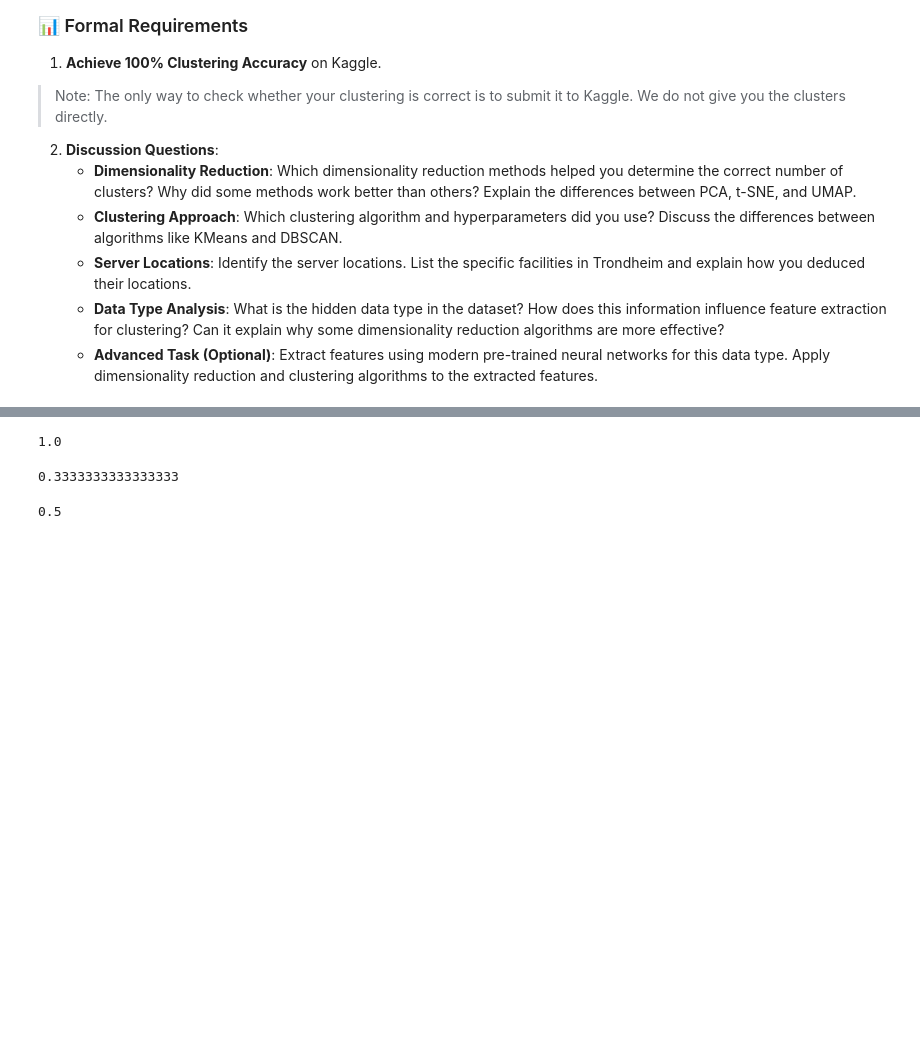
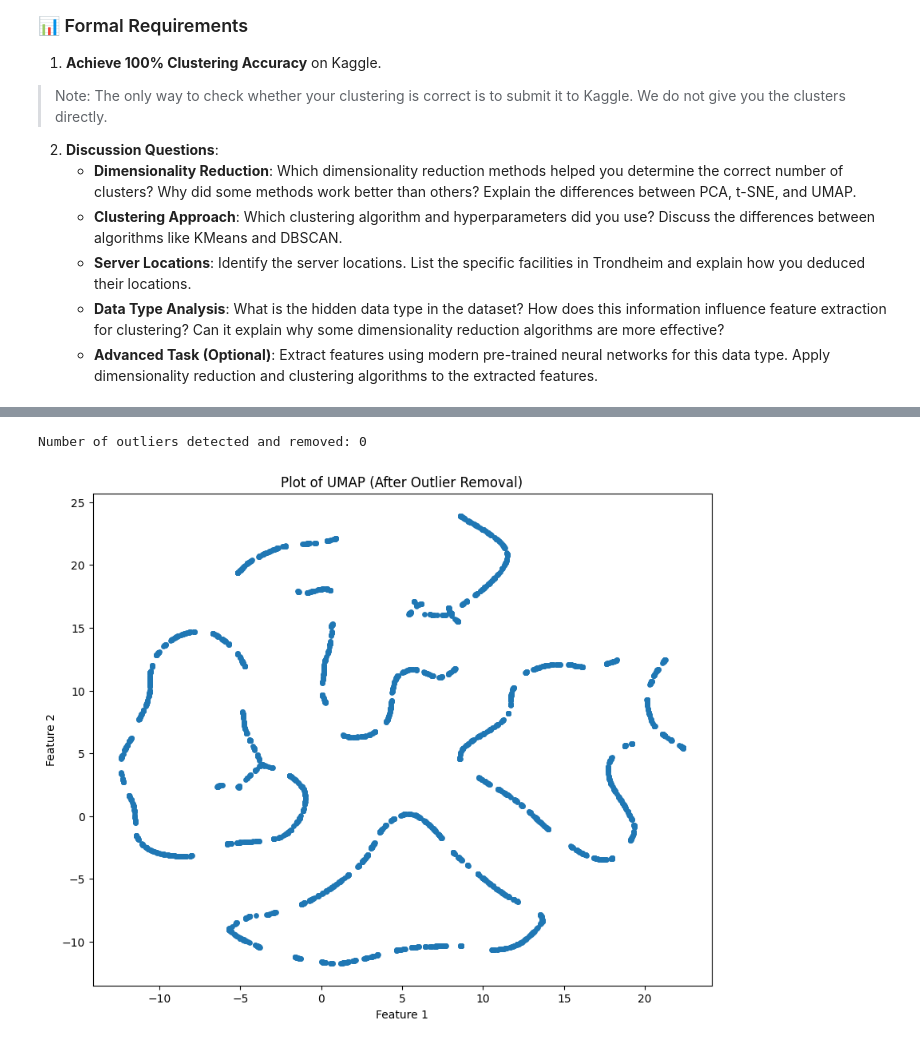
Before and after one commit to jadamixd/Machine-Learning, a Jupyter notebook: Assignment2/Chapter_2.ipynb, the cells around one changed output, grey strips where cells are left out. Drawn from its saved outputs; the diff is of its cells as text; code cells hidden in the pictures; blank space fills up the shorter version.

```diff
--- a/Assignment2/Chapter_2.ipynb
+++ b/Assignment2/Chapter_2.ipynb
@@ -451,18 +314,42 @@ def calculate_clustering_accuracy(true_labels: np.ndarray, cluster_labels: np.nd
-# %%
-true_labels = np.array([0, 1, 2, 0, 1, 2])
-cluster_labels = np.array([1, 2, 0, 1, 2, 0])
-calculate_clustering_accuracy(true_labels, cluster_labels)
-# %% [output]
-1.0
-# %%
-true_labels = np.array([0, 0, 0, 0, 0, 0])
-cluster_labels = np.array([1, 2, 0, 1, 2, 0])
-calculate_clustering_accuracy(true_labels, cluster_labels)
-# %% [output]
-0.3333333333333333
-# %%
-true_labels = np.array([1, 1, 1, 2, 2, 2])
-cluster_labels = np.array([0, 0, 0, 0, 0, 0])
-calculate_clustering_accuracy(true_labels, cluster_labels)
-# %% [output]
-0.5
+# %%
+import pandas as pd
+import umap.umap_ as umap
+from sklearn.cluster import DBSCAN
+from sklearn.ensemble import IsolationForest
+import matplotlib.pyplot as plt
+
+data = pd.read_csv('unsupervised_data.csv', skiprows=1, header=None)
+# Create the 'ID' column by resetting the index
+data.reset_index(drop=False, inplace=True)
+data.rename(columns={'index': 'ID'}, inplace=True)
+
+#Separate features and IDs
+features = data.drop(columns=['ID'])
+ids = data['ID']
+
+#Outlier Detection with Isolation Forest
+iso_forest = IsolationForest(contamination='auto', random_state=42)
+outlier_labels = iso_forest.fit_predict(features)
+
+#Identify inliers and outliers
+inlier_mask = outlier_labels != -1
+outlier_mask = outlier_labels == -1
+
+#Remove outliers from the dataset
+cleaned_features = features[inlier_mask]
+cleaned_ids = ids[inlier_mask].reset_index(drop=True)
+
+#UMAP for Further Dimensionality Reduction on Cleaned Data
+reducer = umap.UMAP(n_components=2, n_neighbors=10, min_dist=0.01, random_state=42)
+umap_X = reducer.fit_transform(cleaned_features)
+
+#UMAP plotting
+plt.figure(figsize=(10, 8))
+plt.scatter(umap_X[:, 0], umap_X[:, 1], s=15, cmap='Spectral')
+plt.title('Plot of UMAP (After Outlier Removal)')
+plt.xlabel('Feature 1')
+plt.ylabel('Feature 2')
+plt.show()
+# %% [output]
+Number of outliers detected and removed: 0
+[figure, added]
```
Also changed, not shown: parts of 20 cells of this notebook, 1 other file.
